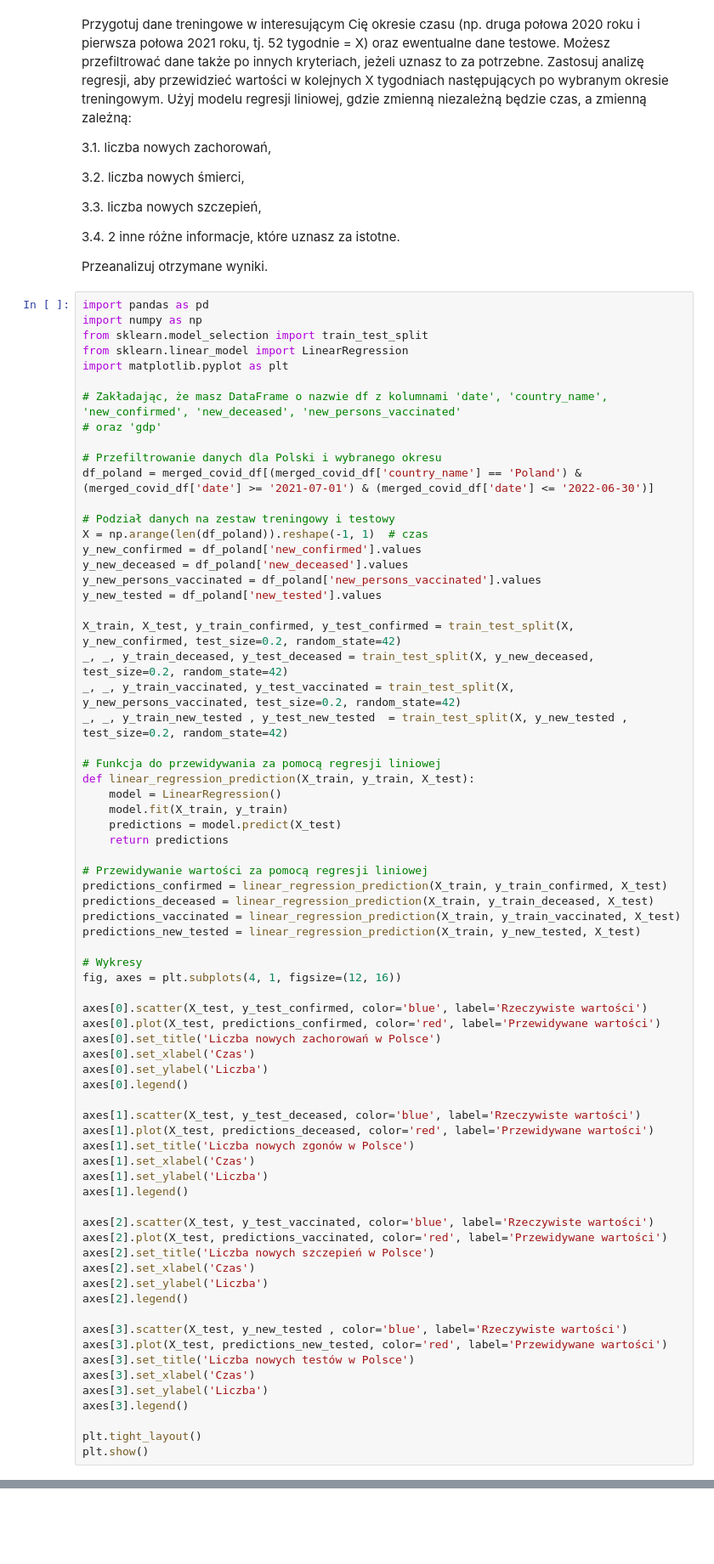
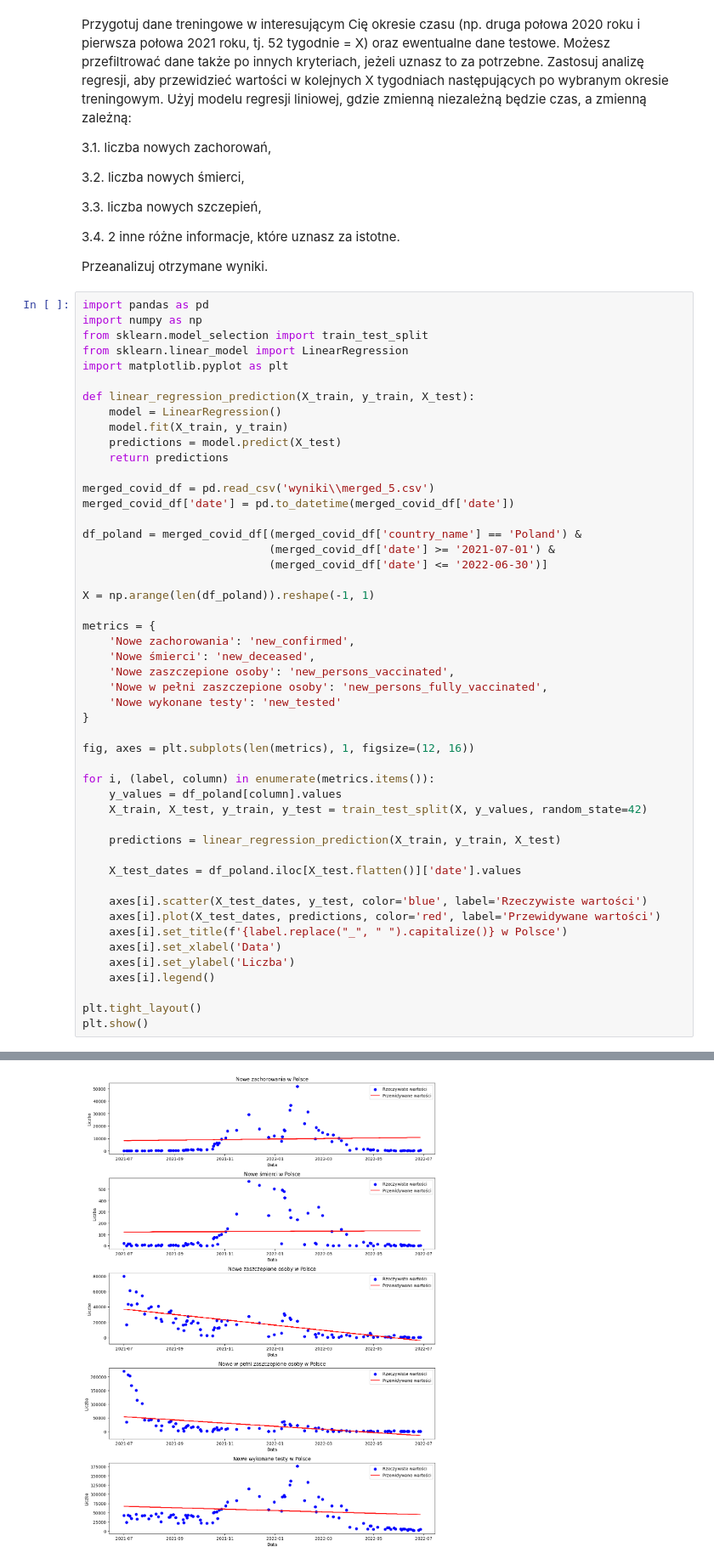
Before and after one commit to Toskyuu/BigData, a Jupyter notebook: zad3.ipynb, the cells around one changed output, grey strips where cells are left out. Shown at 85% size. Cells and saved outputs as stored; diff of their text form; blank space fills up the shorter version.

Commit message:
3.3 - działa, poskracałem kod wygodniej generując wyresy za pomocą fora :)

```diff
--- a/zad3.ipynb
+++ b/zad3.ipynb
@@ -164,67 +90,45 @@ from sklearn.model_selection import train_test_split
 from sklearn.linear_model import LinearRegression
 import matplotlib.pyplot as plt
 
-# Zakładając, że masz DataFrame o nazwie df z kolumnami 'date', 'country_name', 'new_confirmed', 'new_deceased', 'new_persons_vaccinated'
-# oraz 'gdp'
-
-# Przefiltrowanie danych dla Polski i wybranego okresu
-df_poland = merged_covid_df[(merged_covid_df['country_name'] == 'Poland') & (merged_covid_df['date'] >= '2021-07-01') & (merged_covid_df['date'] <= '2022-06-30')]
-
-# Podział danych na zestaw treningowy i testowy
-X = np.arange(len(df_poland)).reshape(-1, 1)  # czas
-y_new_confirmed = df_poland['new_confirmed'].values
-y_new_deceased = df_poland['new_deceased'].values
-y_new_persons_vaccinated = df_poland['new_persons_vaccinated'].values
-y_new_tested = df_poland['new_tested'].values
-
-X_train, X_test, y_train_confirmed, y_test_confirmed = train_test_split(X, y_new_confirmed, test_size=0.2, random_state=42)
-_, _, y_train_deceased, y_test_deceased = train_test_split(X, y_new_deceased, test_size=0.2, random_state=42)
-_, _, y_train_vaccinated, y_test_vaccinated = train_test_split(X, y_new_persons_vaccinated, test_size=0.2, random_state=42)
-_, _, y_train_new_tested , y_test_new_tested  = train_test_split(X, y_new_tested , test_size=0.2, random_state=42)
-
-# Funkcja do przewidywania za pomocą regresji liniowej
 def linear_regression_prediction(X_train, y_train, X_test):
     model = LinearRegression()
     model.fit(X_train, y_train)
     predictions = model.predict(X_test)
     return predictions
 
-# Przewidywanie wartości za pomocą regresji liniowej
-predictions_confirmed = linear_regression_prediction(X_train, y_train_confirmed, X_test)
-predictions_deceased = linear_regression_prediction(X_train, y_train_deceased, X_test)
-predictions_vaccinated = linear_regression_prediction(X_train, y_train_vaccinated, X_test)
-predictions_new_tested = linear_regression_prediction(X_train, y_new_tested, X_test)
+merged_covid_df = pd.read_csv('wyniki\\merged_5.csv')
+merged_covid_df['date'] = pd.to_datetime(merged_covid_df['date'])
 
-# Wykresy
-fig, axes = plt.subplots(4, 1, figsize=(12, 16))
+df_poland = merged_covid_df[(merged_covid_df['country_name'] == 'Poland') &
+                            (merged_covid_df['date'] >= '2021-07-01') &
+                            (merged_covid_df['date'] <= '2022-06-30')]
 
-axes[0].scatter(X_test, y_test_confirmed, color='blue', label='Rzeczywiste wartości')
-axes[0].plot(X_test, predictions_confirmed, color='red', label='Przewidywane wartości')
-axes[0].set_title('Liczba nowych zachorowań w Polsce')
-axes[0].set_xlabel('Czas')
-axes[0].set_ylabel('Liczba')
-axes[0].legend()
+X = np.arange(len(df_poland)).reshape(-1, 1)
 
-axes[1].scatter(X_test, y_test_deceased, color='blue', label='Rzeczywiste wartości')
-axes[1].plot(X_test, predictions_deceased, color='red', label='Przewidywane wartości')
-axes[1].set_title('Liczba nowych zgonów w Polsce')
-axes[1].set_xlabel('Czas')
-axes[1].set_ylabel('Liczba')
-axes[1].legend()
+metrics = {
+    'Nowe zachorowania': 'new_confirmed',
+    'Nowe śmierci': 'new_deceased',
+    'Nowe zaszczepione osoby': 'new_persons_vaccinated',
+    'Nowe w pełni zaszczepione osoby': 'new_persons_fully_vaccinated',
+    'Nowe wykonane testy': 'new_tested'
+}
 
-axes[2].scatter(X_test, y_test_vaccinated, color='blue', label='Rzeczywiste wartości')
-axes[2].plot(X_test, predictions_vaccinated, color='red', label='Przewidywane wartości')
-axes[2].set_title('Liczba nowych szczepień w Polsce')
-axes[2].set_xlabel('Czas')
-axes[2].set_ylabel('Liczba')
-axes[2].legend()
+fig, axes = plt.subplots(len(metrics), 1, figsize=(12, 16))
 
-axes[3].scatter(X_test, y_new_tested , color='blue', label='Rzeczywiste wartości')
-axes[3].plot(X_test, predictions_new_tested, color='red', label='Przewidywane wartości')
-axes[3].set_title('Liczba nowych testów w Polsce')
-axes[3].set_xlabel('Czas')
-axes[3].set_ylabel('Liczba')
-axes[3].legend()
+for i, (label, column) in enumerate(metrics.items()):
+    y_values = df_poland[column].values
+    X_train, X_test, y_train, y_test = train_test_split(X, y_values, random_state=42)
+
+    predictions = linear_regression_prediction(X_train, y_train, X_test)
+
+    X_test_dates = df_poland.iloc[X_test.flatten()]['date'].values
+
+    axes[i].scatter(X_test_dates, y_test, color='blue', label='Rzeczywiste wartości')
+    axes[i].plot(X_test_dates, predictions, color='red', label='Przewidywane wartości')
+    axes[i].set_title(f'{label.replace("_", " ").capitalize()} w Polsce')
+    axes[i].set_xlabel('Data')
+    axes[i].set_ylabel('Liczba')
+    axes[i].legend()
 
 plt.tight_layout()
 plt.show()
@@ -232,0 +136 @@ ValueError: Found input variables with inconsistent numbers of samples: [292, 36
+[figure, added]
```
Also changed, not shown: parts of 2 cells of this notebook.
